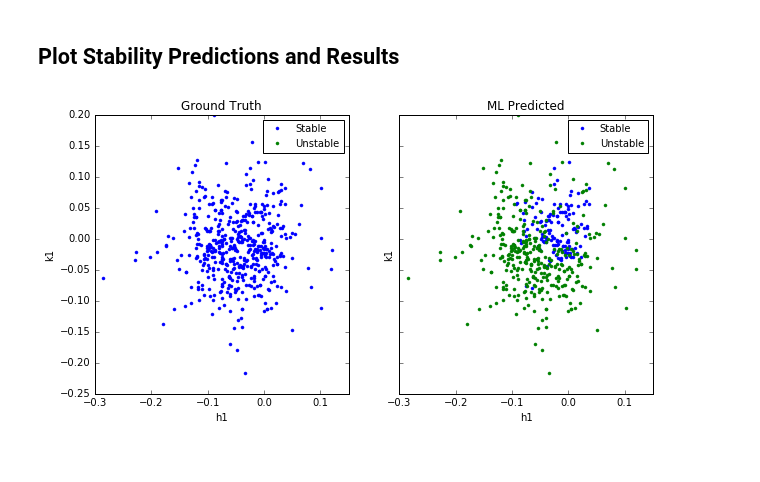
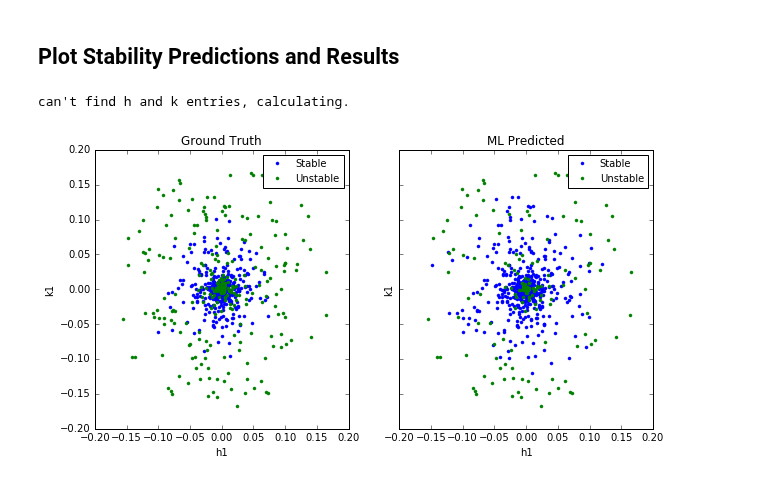
Before and after one commit to afcarl/stability_predict, a Jupyter notebook: BuildModel_AnalyzeSystem.ipynb, the cells around one changed output. Saved outputs shown, nothing was run; the diff lists cells and outputs as text; code cells hidden in the pictures.

```diff
--- a/BuildModel_AnalyzeSystem.ipynb
+++ b/BuildModel_AnalyzeSystem.ipynb
@@ -123,7 +141,9 @@ Load Model if available, or build from scratch if short integration features are
 # %%
 #Load/Build model
 model_SIfeatures_csv = "models/csv/short_integration_features.csv"
-model_path_name = "models/ApplicationsModel"    #.pkl is the extension automatically added
+model_path_name = "models/ApplicationsModel_augmented2"    #.pkl is the extension automatically added
+#augmented_systems = ["KOI-0115","KOI-0152","KOI-1576","KOI-2086"]
+augmented_systems2 = ["KOI-0152","KOI-0168","KOI-0250","KOI-0314"]
 
-model = build_model(model_SIfeatures_csv, model_path_name, features)
+model = build_model(model_SIfeatures_csv, model_path_name, features, augmented_systems2)
 # %% [output]
@@ -174,7 +194,7 @@ Completed System Kepler-431
 ## Plot Stability Predictions and Results
 # %%
 #Systems: KOI-0085, KOI-0115, KOI-0152, KOI-0156, KOI-0168, KOI-0250, KOI-0314, KOI-1576, KOI-2086, Kepler-431
-system = "KOI-0115"
+system = "Kepler-431"
 
 #plotting variables
 x = "h1"
@@ -193,32 +213,33 @@ try:
     data["e3"] = np.sqrt(data["h3"]**2 + data["k3"]**2)
 except:
     print "can't find h and k entries, calculating."
     data["h1"], data["k1"] = data["e1"]*np.sin(data["w1"]), data["e1"]*np.cos(data["w1"])
     data["h2"], data["k2"] = data["e2"]*np.sin(data["w2"]), data["e2"]*np.cos(data["w2"])
     data["h3"], data["k3"] = data["e3"]*np.sin(data["w3"]), data["e3"]*np.cos(data["w3"])
 
 #stable/unstable masks
 stablemask = (Nbody.shadow == shadow)&(Nbody.time >= Nbody.P1*Nbody.maxorbs-1) #-1 for near-exact quantities
 unstablemask = (Nbody.shadow == shadow)&(Nbody.time < Nbody.P1*Nbody.maxorbs)
 pstablemask = preds["%s_predict_proba"%os.path.basename(model_path_name)] >= prob_thresh
 punstablemask = preds["%s_predict_proba"%os.path.basename(model_path_name)] < prob_thresh
 
 #plot
 f, (ax1,ax2) = plt.subplots(1,2, figsize=[10, 5], sharex=True, sharey=True)
 ax1.plot(data.loc[Nbody[stablemask].id.values, x],data.loc[Nbody[stablemask].id.values, y], '.', label='Stable')
 ax1.plot(data.loc[Nbody[unstablemask].id.values, x],data.loc[Nbody[unstablemask].id.values, y], '.', label='Unstable')
 ax2.plot(data.loc[pstablemask, x],data.loc[pstablemask, y], '.', label='Stable')
 ax2.plot(data.loc[punstablemask, x],data.loc[punstablemask, y], '.', label='Unstable')
 
 #prettify
 ax1.set_title("Ground Truth")
 ax1.set_xlabel(x)
 ax1.set_ylabel(y)
 ax1.legend(numpoints=1, fontsize=10)
 ax2.set_title("ML Predicted")
 ax2.set_xlabel(x)
 ax2.set_ylabel(y)
 ax2.legend(numpoints=1, fontsize=10)
-plt.savefig('images/%s_%s_vs_%s.png'%(system,x,y))
+plt.savefig('images/%s_%s_vs_%s_augmented2.png'%(system,x,y))
 # %% [output]
+can't find h and k entries, calculating.
-[figure, old version]
+[figure, new version]
```
Also changed, not shown: parts of 3 cells of this notebook, 3 other files.
